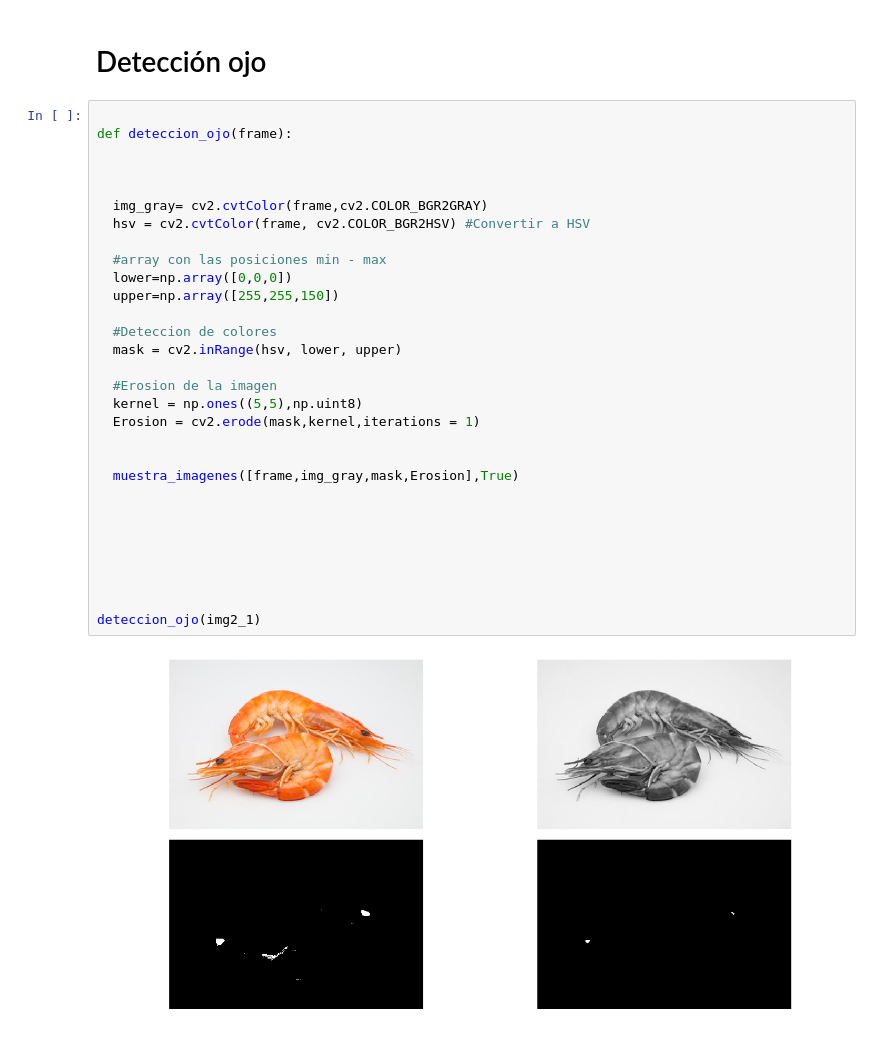
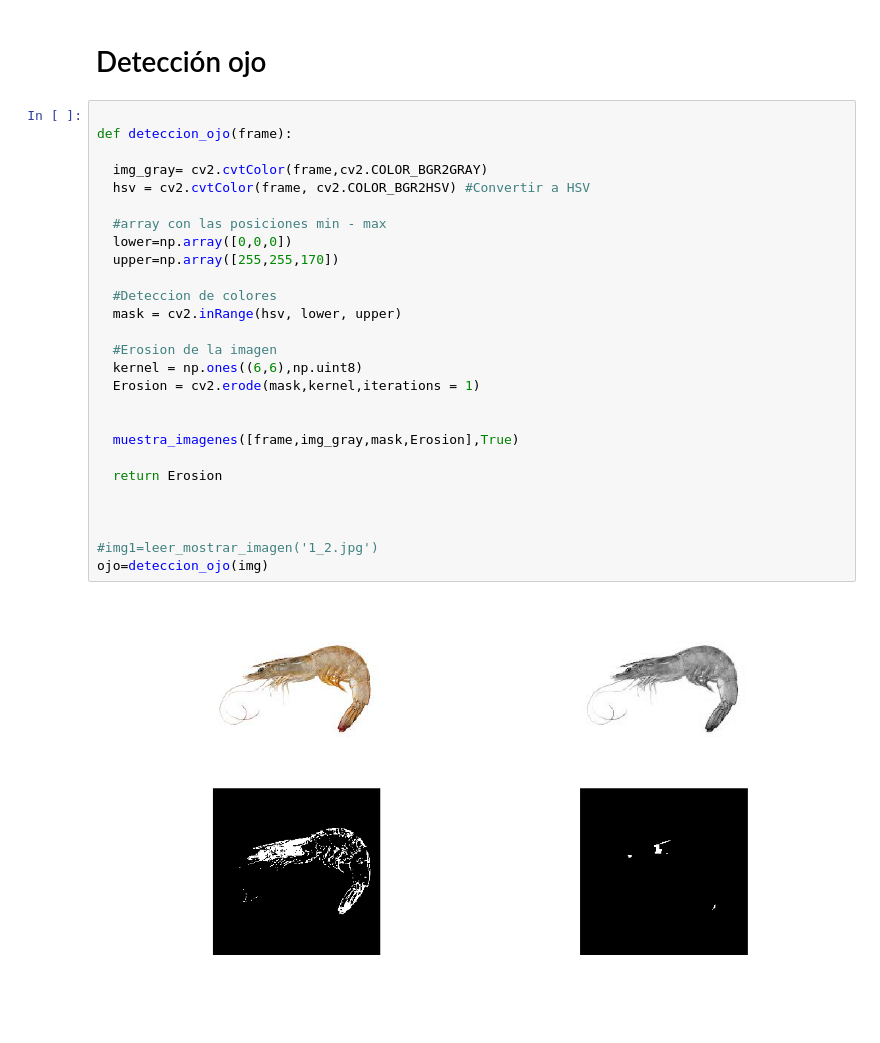
Before and after one commit to apj0007/PrawnView, a Jupyter notebook: Gambas_colab.ipynb, the cells around one changed output. Drawn from its saved outputs; the diff is of its cells as text; blank space fills up the shorter version.

```diff
--- a/Gambas_colab.ipynb
+++ b/Gambas_colab.ipynb
@@ -931,32 +887,29 @@ JF
 # %%
 
 def deteccion_ojo(frame):
-
-
 
   img_gray= cv2.cvtColor(frame,cv2.COLOR_BGR2GRAY)
   hsv = cv2.cvtColor(frame, cv2.COLOR_BGR2HSV) #Convertir a HSV
 
   #array con las posiciones min - max
   lower=np.array([0,0,0])
-  upper=np.array([255,255,150])
+  upper=np.array([255,255,170])
 
   #Deteccion de colores
   mask = cv2.inRange(hsv, lower, upper)
 
   #Erosion de la imagen
-  kernel = np.ones((5,5),np.uint8)
+  kernel = np.ones((6,6),np.uint8)
   Erosion = cv2.erode(mask,kernel,iterations = 1)
 
 
   muestra_imagenes([frame,img_gray,mask,Erosion],True)
 
+  return Erosion
 
 
 
-
-
-
-deteccion_ojo(img2_1)
+#img1=leer_mostrar_imagen('1_2.jpg')
+ojo=deteccion_ojo(img)
 # %% [output]
-[figure, old version]
+[figure, new version]
```
Also changed, not shown: parts of 42 cells of this notebook.
